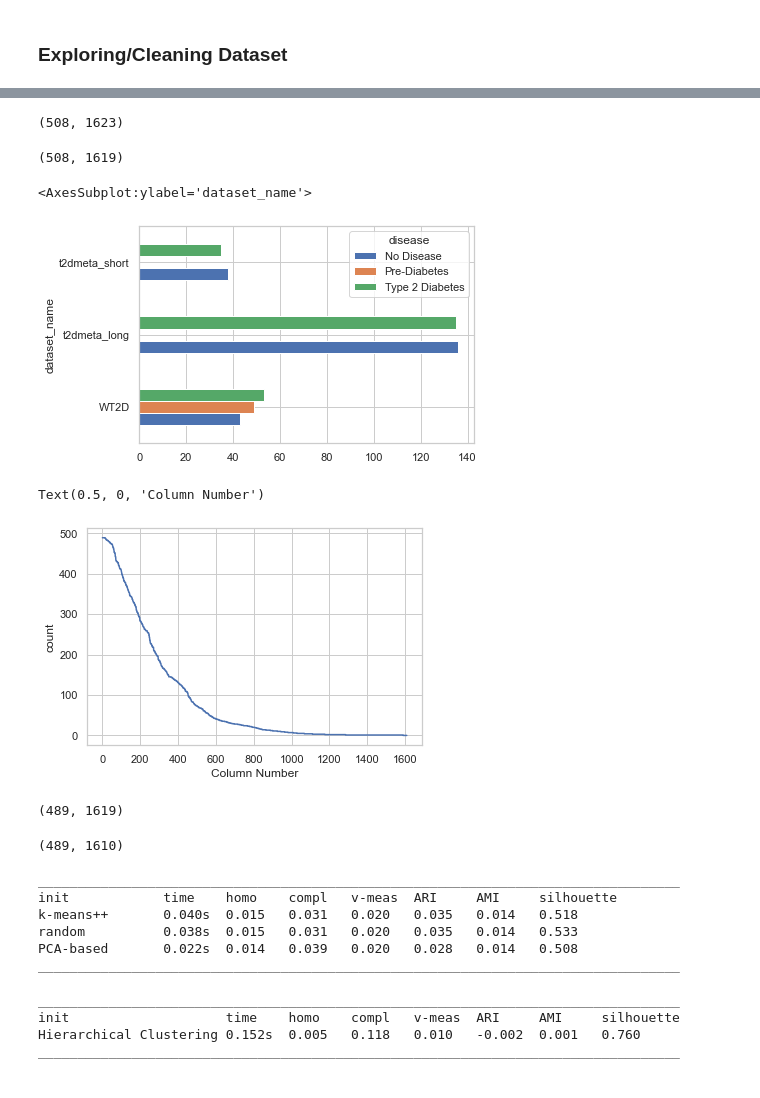
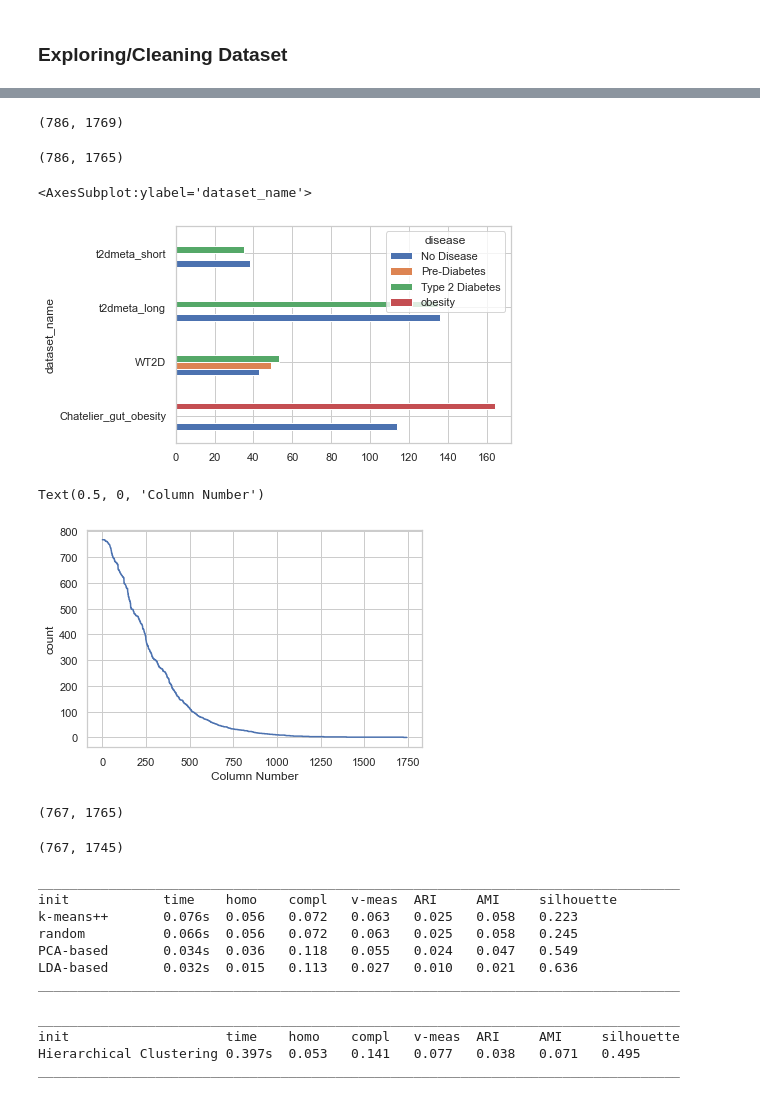
Before and after one commit to ahmadhassan997/CSCI-5523-Human-Microbiome-Project, a Jupyter notebook: scripts/01c-ExploratoryModeling.ipynb, the cells around one changed output, grey strips where cells are left out. Saved outputs shown, nothing was run; the diff lists cells and outputs as text; code cells hidden in the pictures.

```diff
--- a/scripts/01c-ExploratoryModeling.ipynb
+++ b/scripts/01c-ExploratoryModeling.ipynb
@@ -50,13 +50,13 @@ Name: disease, dtype: int64
 ### Exploring/Cleaning Dataset
 # %%
 # lets work with a few datasets only (diabetes, obesity, leanness)
+abundance_df = abundance_df.loc[(abundance_df.dataset_name == 'WT2D') |
+                                (abundance_df.dataset_name == 't2dmeta_long')|
+                                (abundance_df.dataset_name == 't2dmeta_short') |
+                                (abundance_df.dataset_name == 'Chatelier_gut_obesity'),:]
 # abundance_df = abundance_df.loc[(abundance_df.dataset_name == 'WT2D') |
 #                                 (abundance_df.dataset_name == 't2dmeta_long')|
-#                                 (abundance_df.dataset_name == 't2dmeta_short') |
-#                                 (abundance_df.dataset_name == 'Chatelier_gut_obesity'),:]
-abundance_df = abundance_df.loc[(abundance_df.dataset_name == 'WT2D') |
-                                (abundance_df.dataset_name == 't2dmeta_long')|
-                                (abundance_df.dataset_name == 't2dmeta_short'),:]
+#                                 (abundance_df.dataset_name == 't2dmeta_short'),:]
 
 # change missing values to nan
 abundance_df = abundance_df.replace('nd', np.nan).replace('na', np.nan).replace('-', np.nan).replace(' -', np.nan)
@@ -168,7 +168,7 @@ s = disease_short['sampleID'].map(disease_short.set_index('sampleID')['fins'])
 disease_short['fasting_insulin'] = disease_short['fasting_insulin'].mask(disease_short['fasting_insulin'].isnull(), s)
 disease_short.shape
 # %% [output]
-(508, 1623)
+(786, 1769)
 # %%
 #gender is not recorded for the WT2D data b/c it was a study conducted on only women.
 #replace all nas with female in WT2D
@@ -179,15 +179,17 @@ redundant = ['tcho','fbg','fins','tg']
 disease_short = disease_short.drop(columns=redundant)
 disease_short.shape
 # %% [output]
-(508, 1619)
+(786, 1765)
 # %%
-disease_short = disease_short.replace(['n','impaired_glucose_tolerance',"t2d"],
-                                      ['No Disease','Pre-Diabetes',"Type 2 Diabetes"])
+# disease_short = disease_short.replace(['n','impaired_glucose_tolerance',"t2d"],
+#                                       ['No Disease','Pre-Diabetes',"Type 2 Diabetes"])
+disease_short = disease_short.replace(['n','impaired_glucose_tolerance',"t2d", "leaness"],
+                                      ['No Disease','Diabetes',"Diabetes", "No Disease"])
 disease_short = disease_short[disease_short['disease'].notna()]
 disease_short.groupby('dataset_name')['disease'].value_counts().unstack().plot.barh()
 # %% [output]
 <AxesSubplot:ylabel='dataset_name'>
-[figure, old version]
+[figure, new version]
 # %%
 ## get summary statistics so that infrequent columns can be removed
 summary = disease_short.mask(disease_short == 0).describe()
@@ -206,7 +208,7 @@ sns.lineplot(x=summary.index, y="count", data=summary)
 plt.xlabel("Column Number")
 # %% [output]
 Text(0.5, 0, 'Column Number')
-[figure, old version]
+[figure, new version]
 # %%
 ## Remove columns by setting a threshold
 threshold_count = 0
@@ -214,7 +216,7 @@ filter_columns = summary.loc[summary['count'] < threshold_count, 'column_name']
 disease_filtered = disease_short.drop(columns=filter_columns)
 disease_filtered.shape
 # %% [output]
-(489, 1619)
+(767, 1765)
 # %%
 ## Filter numeric types
 numeric_columns = disease_filtered.select_dtypes(include=['number']).columns
@@ -225,7 +227,7 @@ disease_numeric_df = disease_filtered.drop(columns=object_columns)
 metadata_df = disease_filtered.loc[:, ['dataset_name', 'sampleID', 'disease', 'gender', 'country']]
 disease_numeric_df.shape
 # %% [output]
-(489, 1610)
+(767, 1745)
 # %%
 disease_df = disease_numeric_df.copy(deep=True)
 disease_df = disease_df.fillna(disease_df.mean())
@@ -301,13 +303,19 @@ pca = PCA(n_components=n_disease).fit(disease_df)
 kmeans = KMeans(init=pca.components_, n_clusters=n_disease, n_init=1)
 bench_k_means(kmeans=kmeans, name="PCA-based", data=disease_df, labels=labels)
 
+lda = LinearDiscriminantAnalysis(n_components=n_disease-1).fit(disease_df, labels)
+kmeans = KMeans(init=lda.scalings_.T, n_clusters=n_disease-1, n_init=1)
+bench_k_means(kmeans=kmeans, name="LDA-based", data=disease_df, labels=labels)
+
+
 print(82 * '_')
 # %% [output]
 __________________________________________________________________________________
 init            time    homo    compl   v-meas  ARI     AMI     silhouette
-k-means++       0.040s  0.015   0.031   0.020   0.035   0.014   0.518
-random          0.038s  0.015   0.031   0.020   0.035   0.014   0.533
-PCA-based       0.022s  0.014   0.039   0.020   0.028   0.014   0.508
+k-means++       0.076s  0.056   0.072   0.063   0.025   0.058   0.223
+random          0.066s  0.056   0.072   0.063   0.025   0.058   0.245
+PCA-based       0.034s  0.036   0.118   0.055   0.024   0.047   0.549
+LDA-based       0.032s  0.015   0.113   0.027   0.010   0.021   0.636
 __________________________________________________________________________________
 # %%
 from sklearn.cluster import AgglomerativeClustering
@@ -362,14 +370,14 @@ def bench_agg_clus(model, name, data, labels):
 
 print(82 * '_')
 print('init\t\t\ttime\thomo\tcompl\tv-meas\tARI\tAMI\tsilhouette')
-agg_clustering = AgglomerativeClustering(n_clusters=n_disease, linkage='average')
+agg_clustering = AgglomerativeClustering(n_clusters=n_disease)
 bench_agg_clus(model=agg_clustering, name="Hierarchical Clustering",
                             data=disease_df, labels=labels)
 print(82 * '_')
 # %% [output]
 __________________________________________________________________________________
 init                    time    homo    compl   v-meas  ARI     AMI     silhouette
-Hierarchical Clustering 0.152s  0.005   0.118   0.010   -0.002  0.001   0.760
+Hierarchical Clustering 0.397s  0.053   0.141   0.077   0.038   0.071   0.495
 __________________________________________________________________________________
 # %%
 from scipy.cluster.hierarchy import dendrogram
```
Also changed, not shown: parts of 10 cells of this notebook, 1 other file.
